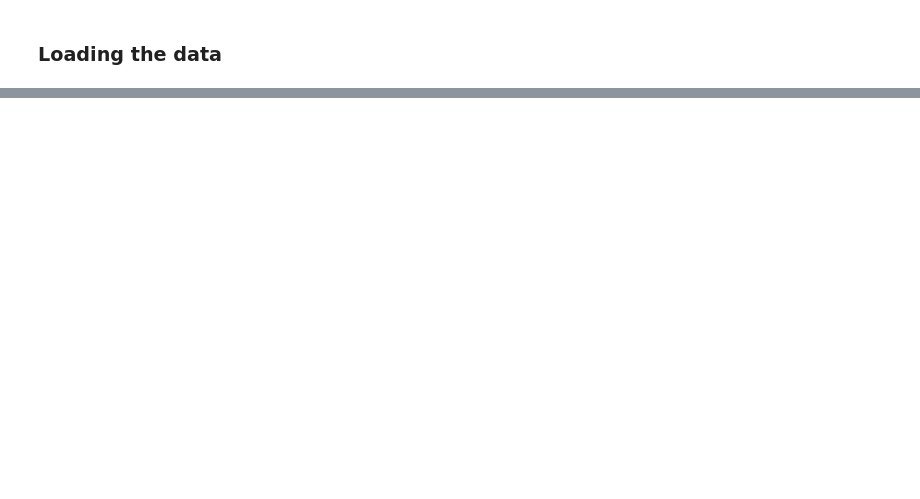
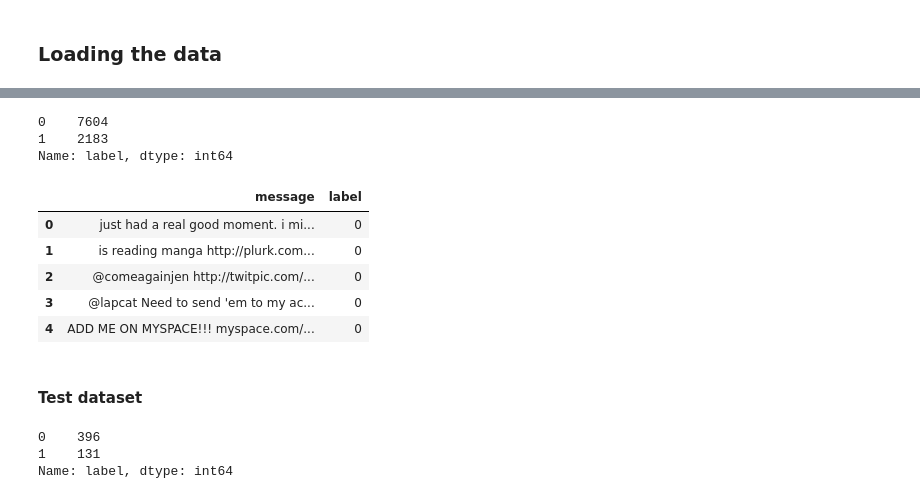
Before and after one commit to tanaymukherjee/Analysing-sentiments-with-tweets, a Jupyter notebook: Sentiment_Detection_from_tweets.ipynb, the cells around one changed output, grey strips where cells are left out. Drawn from its saved outputs; the diff is of its cells as text; code cells hidden in the pictures; blank space fills up the shorter version.

```diff
--- a/Sentiment_Detection_from_tweets.ipynb
+++ b/Sentiment_Detection_from_tweets.ipynb
@@ -31,0 +72,2 @@ Requirement already satisfied: six in /usr/local/lib/python3.6/dist-packages (fr
+# %%
+tweets.drop(['Unnamed: 0'], axis = 1, inplace = True)
@@ -31,0 +96,10 @@ Requirement already satisfied: six in /usr/local/lib/python3.6/dist-packages (fr
+# %%
+totalTweets = 8000 + 2314
+trainIndex, testIndex = list(), list()
+for i in range(tweets.shape[0]):
+    if np.random.uniform(0, 1) < 0.95:
+        trainIndex += [i]
+    else:
+        testIndex += [i]
+trainData = tweets.iloc[trainIndex]
+testData = tweets.iloc[testIndex]
@@ -31,0 +118,23 @@ Requirement already satisfied: six in /usr/local/lib/python3.6/dist-packages (fr
+# %%
+trainData['label'].value_counts()
+# %% [output]
+0    7604
+1    2183
+Name: label, dtype: int64
+# %%
+trainData.head()
+# %% [output]
+|  | message | label |
+| 0 | just had a real good moment. i mi... | 0 |
+| 1 | is reading manga http://plurk.com... | 0 |
+| 2 | @comeagainjen http://twitpic.com/... | 0 |
+| 3 | @lapcat Need to send 'em to my ac... | 0 |
+| 4 | ADD ME ON MYSPACE!!! myspace.com/... | 0 |
+# %% [markdown]
+#### Test dataset
+# %%
+testData['label'].value_counts()
+# %% [output]
+0    396
+1    131
+Name: label, dtype: int64
```
Also changed, not shown: parts of 45 cells of this notebook.
